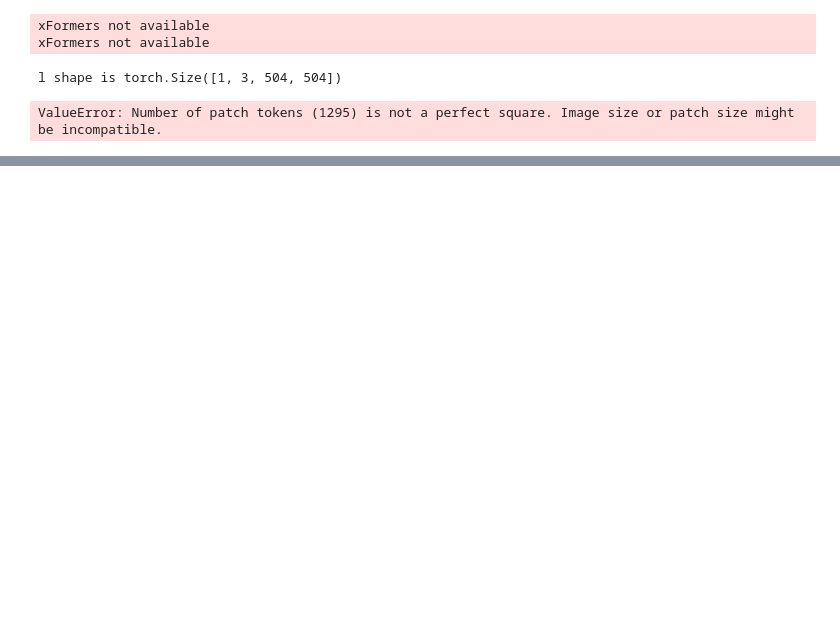
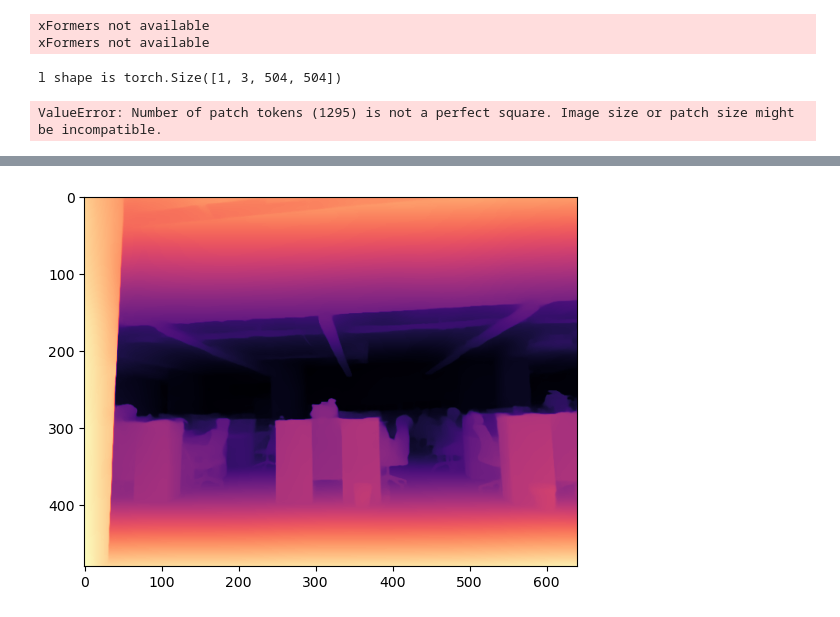
Before and after one commit to WEIIEW97/MxSR, a Jupyter notebook: stereo_cmp.ipynb, the cells around one changed output, grey strips where cells are left out. Cells and saved outputs as stored; diff of their text form; code cells hidden in the pictures; blank space fills up the shorter version.

```diff
--- a/stereo_cmp.ipynb
+++ b/stereo_cmp.ipynb
@@ -252,0 +484,6 @@ ValueError: Number of patch tokens (1295) is not a perfect square. Image size or
+# %%
+plt.figure()
+plt.imshow(mono_numpy_output, cmap='magma')
+plt.show()
+# %% [output]
+[figure, added]
```
Also changed, not shown: parts of 25 cells of this notebook.
